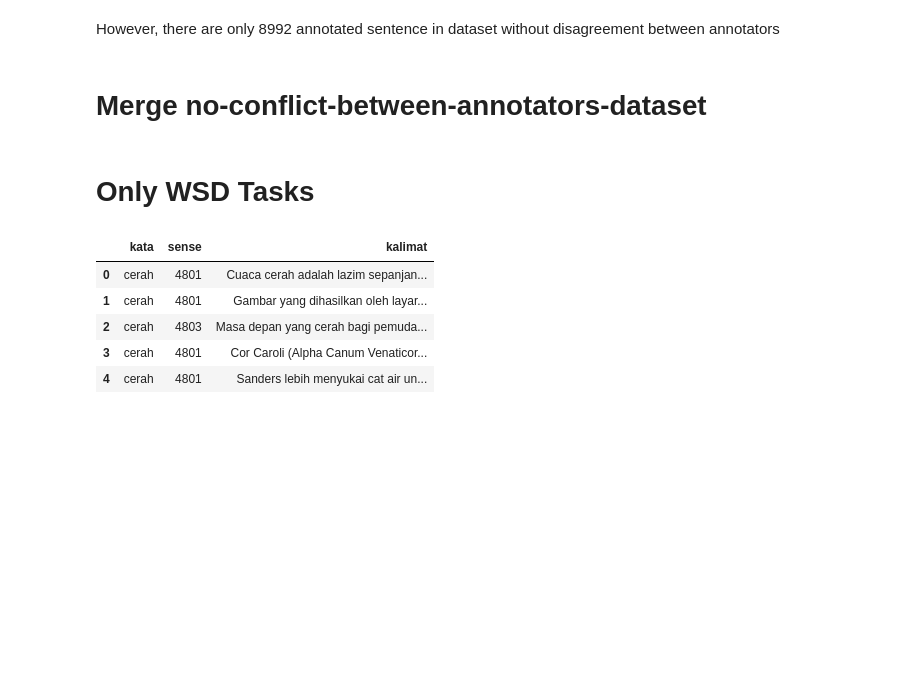
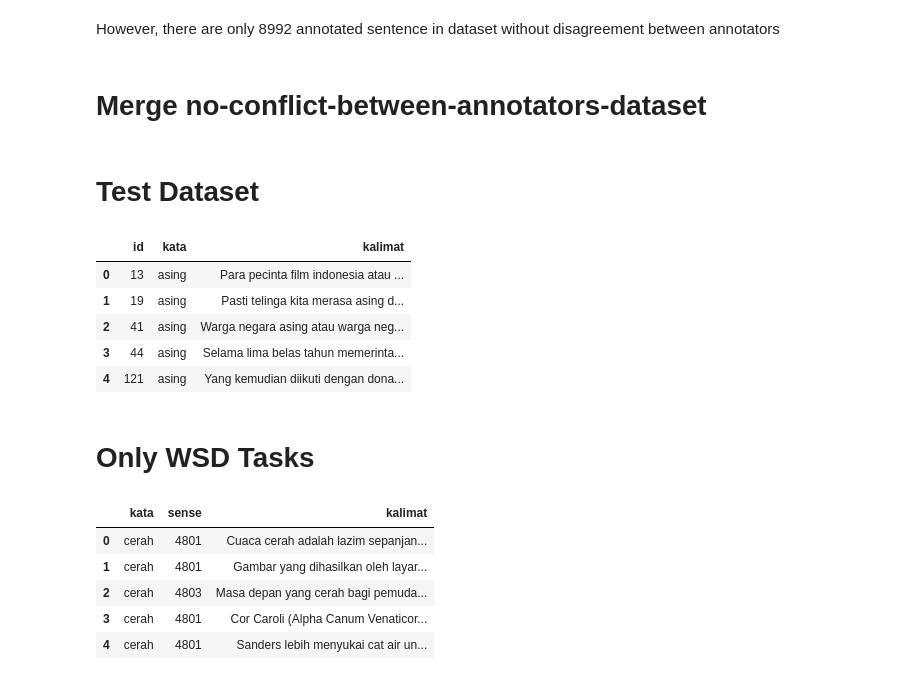
Before and after one commit to yerlandinata/wsd, a Jupyter notebook: Supervised WSD Preprocessing.ipynb, the cells around one changed output. Drawn from its saved outputs; the diff is of its cells as text; code cells hidden in the pictures; blank space fills up the shorter version.

```diff
--- a/Supervised WSD Preprocessing.ipynb
+++ b/Supervised WSD Preprocessing.ipynb
@@ -43,6 +43,19 @@ dataset_kalimat_id = [*list(single_agree.kalimat_id), *list(double_agree.kalimat
 dataset_kata = [*list(single_agree.kata), *list(double_agree.kata), *list(triple_agree.kata)]
 dataset_sense = [*list(single_agree.sense), *list(double_agree.sense), *list(triple_agree.sense)]
 dataset_kalimat = [*list(single_agree.kalimat), *list(double_agree.kalimat), *list(triple_agree.kalimat)]
+# %% [markdown]
+# Test Dataset
+# %%
+dataset = pd.read_csv('../testing_data.csv').rename(columns={'word': 'kata'})
+# %%
+dataset.head()
+# %% [output]
+|  | id | kata | kalimat |
+| 0 | 13 | asing | Para pecinta film indonesia atau ... |
+| 1 | 19 | asing | Pasti telinga kita merasa asing d... |
+| 2 | 41 | asing | Warga negara asing atau warga neg... |
+| 3 | 44 | asing | Selama lima belas tahun memerinta... |
+| 4 | 121 | asing | Yang kemudian diikuti dengan dona... |
 # %% [markdown]
 # Only WSD Tasks
 # %%
```
Also changed, not shown: parts of 10 cells of this notebook, 5 other files.
